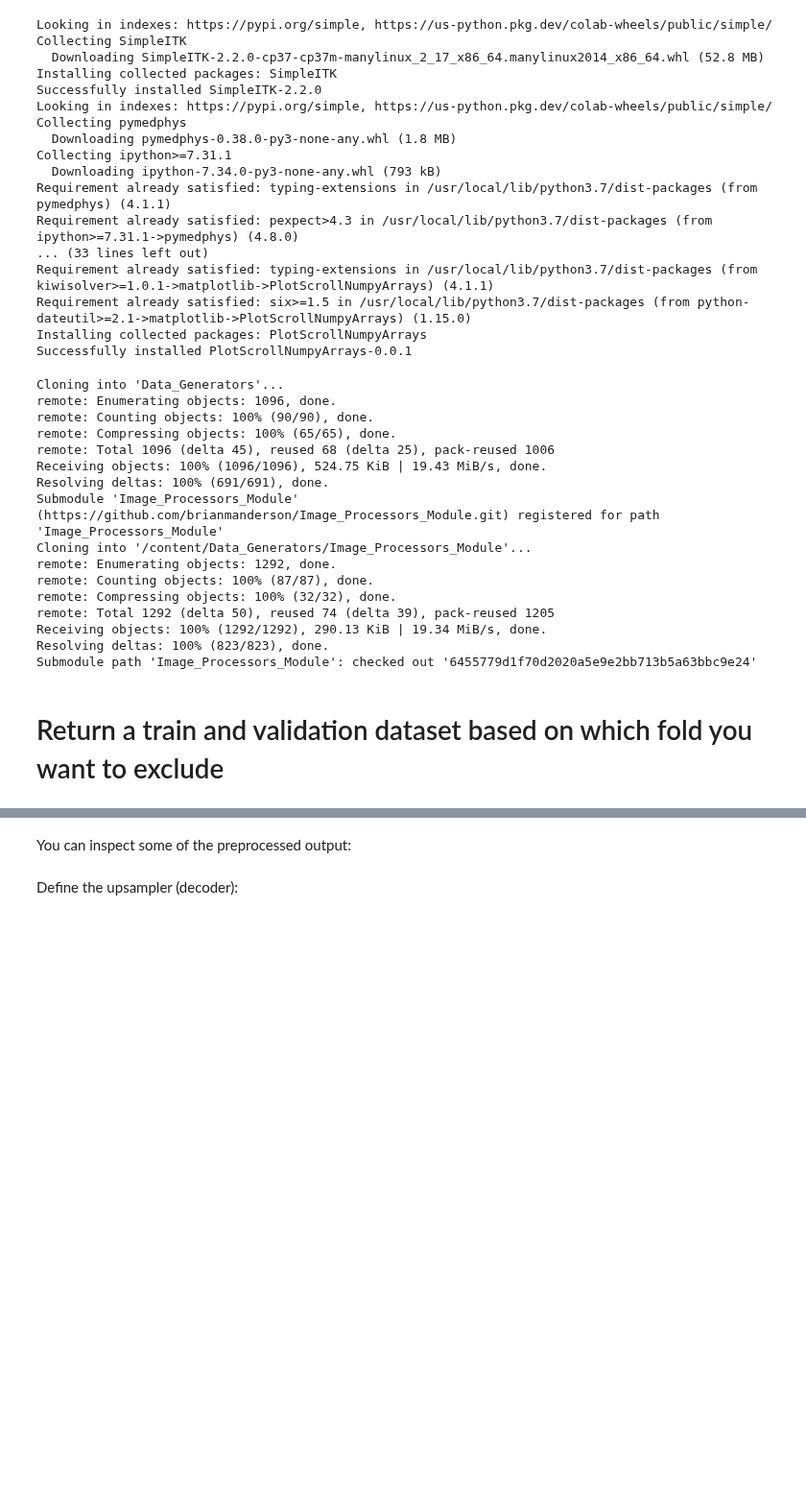
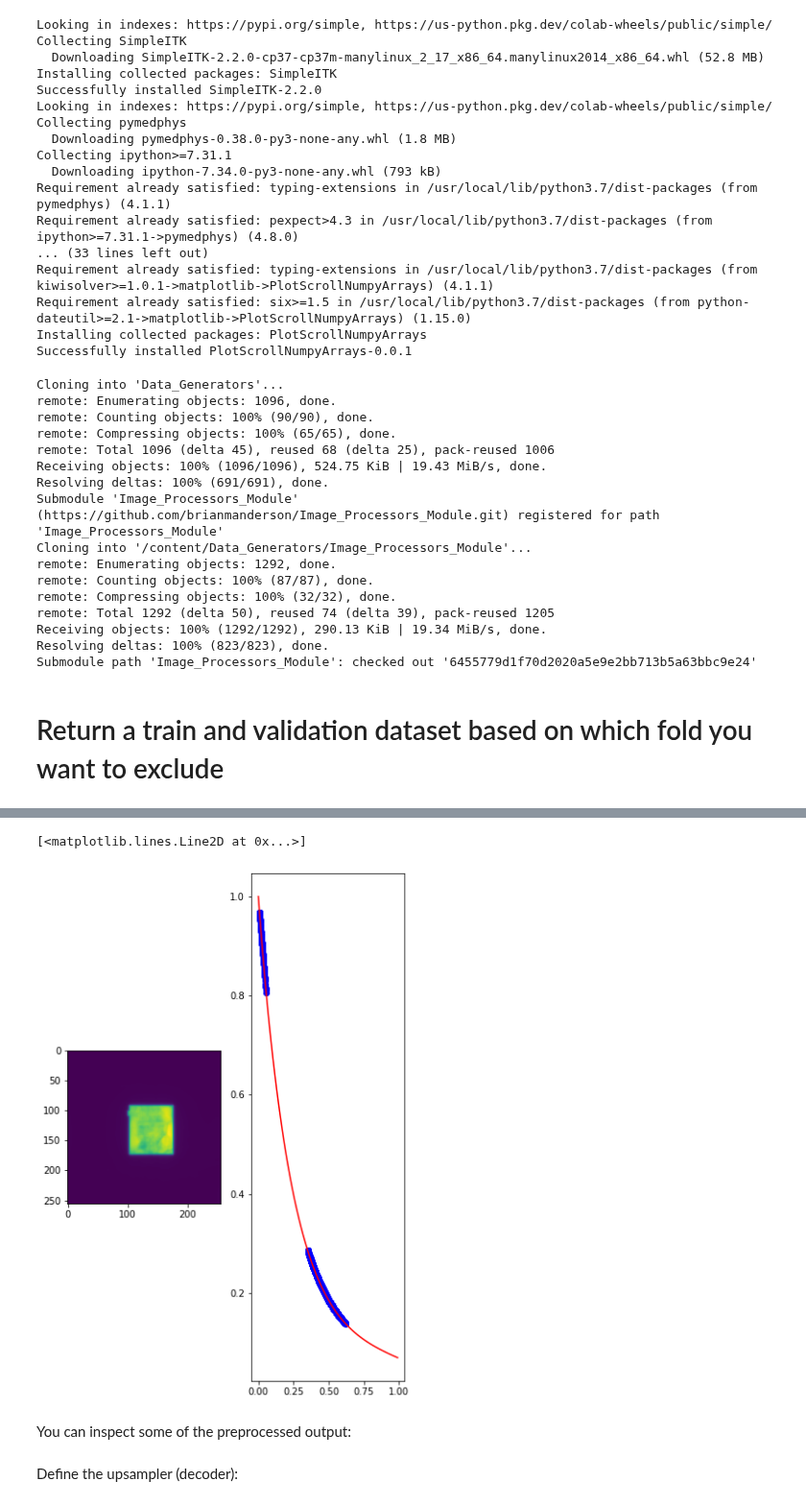
Before and after one commit to cbojechko/Image_Prediction, a Jupyter notebook: fit_fake_data.ipynb, the cells around one changed output, grey strips where cells are left out. Shown at 96% size. Saved outputs shown, nothing was run; the diff lists cells and outputs as text; code cells hidden in the pictures; blank space fills up the shorter version.

```diff
--- a/fit_fake_data.ipynb
+++ b/fit_fake_data.ipynb
@@ -334,3 +402,60 @@ plt.imshow(x[0,...,1])
+# %%
+train_len = len(train_dataset)
+valid_len = len(valid_dataset)
+#test_len =  len(test_dataset)
+x, y = next(iterx)
+#print(train_len)
+#print(valid_len)
+#print(test_len)
+#plt.imshow(y[0,...,0])
+
+rt = y[0,...,0].numpy()
+
+pdos = x[0,...,0].numpy()
+cbct = x[0,...,1].numpy()
+
+plt.figure(figsize=(10, 10))
+plt.subplot(1,3,1)
+
+plt.imshow(rt)
+#plt.plot(pdos[128,1:256],'b')
+#plt.plot(cbct[128,1:256],'r')
+
+#plt.show()
+
+cbctval = []
+ratio = []
+pdosval = []
+
+rtmax = rt.max(0).max(-1)
+#print(rtmax)
+
+for i in range(0,256):
+  for j in range(0,256):
+    if(rt[i,j] > rtmax*0.005):
+      cbctval = np.append(cbctval,cbct[i,j])
+      pdosval = np.append(pdosval,pdos[i,j])
+      ratio = np.append(ratio,rt[i,j]/pdos[i,j])
+
+plt.subplot(1,3,2)
+plt.plot(cbctval,ratio,'bo')
+
+#xp = np.arange(0, 200.0, 0.1)
+#yp = np.exp(-4.0/255 * xp) + 0.15/255 * xp - 0.1/65025 * xp * xp
+# #yp = pdosval*( np.exp(-4.0/255 *cbctval) + 0.15/255 * cbctval - 0.1/65025 * cbctval * cbctval)
+xp = np.arange(0, 1.0, 0.01)
+yp = np.exp(-4.0 * xp) + 0.15 * xp -0.1* xp * xp
+#yp = np.exp(-4.0 * xp) -0.1* xp * xp
+
+plt.plot(xp, yp,'r')
+
+#plt.subplot(1,3,3)
+#plt.plot(rt[128,1:256]/pdos[128,1:256],'b')
+#plt.plot(pdos[128,1:256],'r')
+#plt.plot(rt[128,1:256],'b')
+# %% [output]
+[<matplotlib.lines.Line2D at 0x...>]
+[figure, added]
 # %% [markdown]
 You can inspect some of the preprocessed output:
 # %%
```
Also changed, not shown: parts of 53 cells of this notebook.
